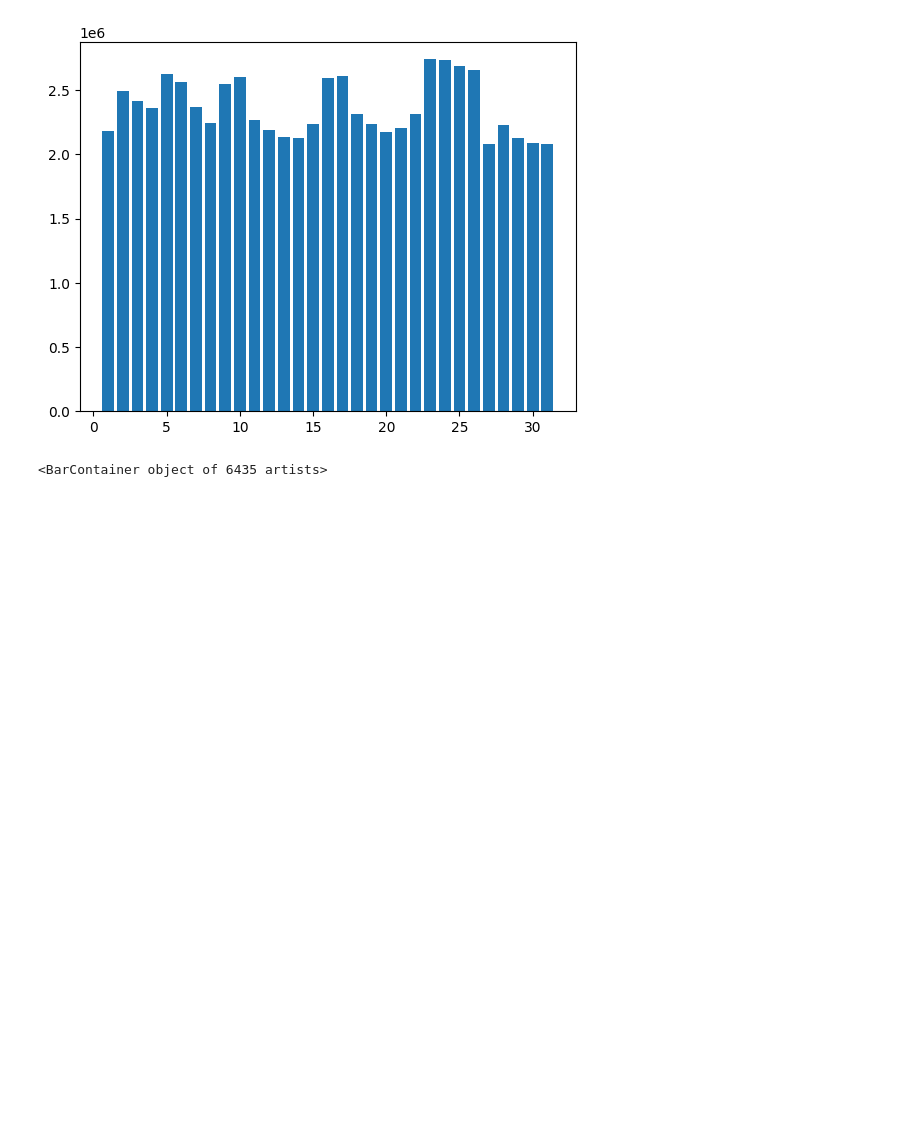
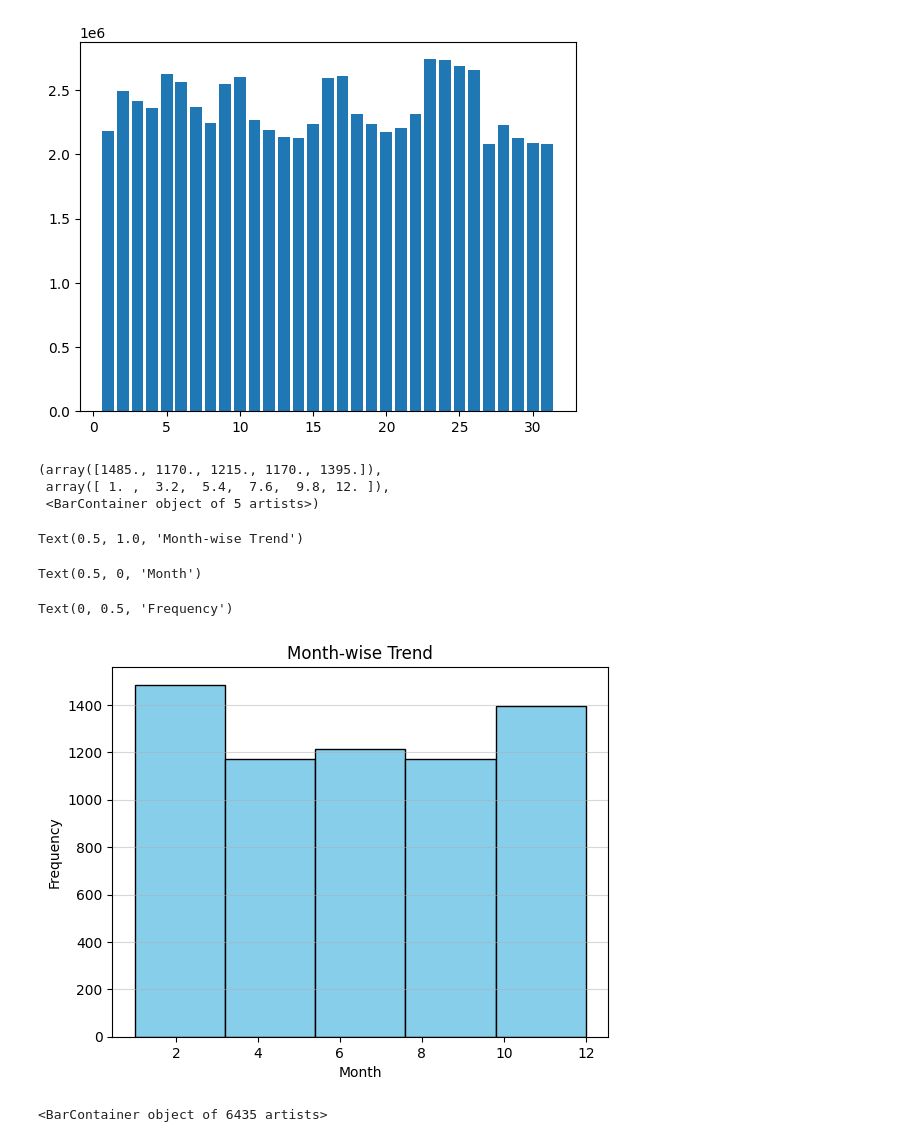
Before and after one commit to ajivishnci/DAP2023-project, a Jupyter notebook: Notebooks/walmart_analysis.ipynb, the cells around one changed output. Saved outputs shown, nothing was run; the diff lists cells and outputs as text; code cells hidden in the pictures; blank space fills up the shorter version.

```diff
--- a/Notebooks/walmart_analysis.ipynb
+++ b/Notebooks/walmart_analysis.ipynb
@@ -599,6 +599,23 @@ plt.bar(post_data["Day"], post_data["Weekly_Sales"])
 # %% [output]
 <BarContainer object of 6435 artists>
 [figure]
+# %%
+plt.hist(post_data['Month'], bins=5, color='skyblue', edgecolor='black')
+plt.title('Month-wise Trend')
+plt.xlabel('Month')
+plt.ylabel('Frequency')
+plt.grid(axis='y', alpha=0.5)
+
+# Show the plot
+plt.show()
+# %% [output]
+(array([1485., 1170., 1215., 1170., 1395.]),
+ array([ 1. ,  3.2,  5.4,  7.6,  9.8, 12. ]),
+ <BarContainer object of 5 artists>)
+Text(0.5, 1.0, 'Month-wise Trend')
+Text(0.5, 0, 'Month')
+Text(0, 0.5, 'Frequency')
+[figure, added]
 # %%
 plt.bar(post_data["Holiday_Flag"], post_data["Weekly_Sales"])
 # %% [output]
```
Also changed, not shown: parts of 1 cell of this notebook.
